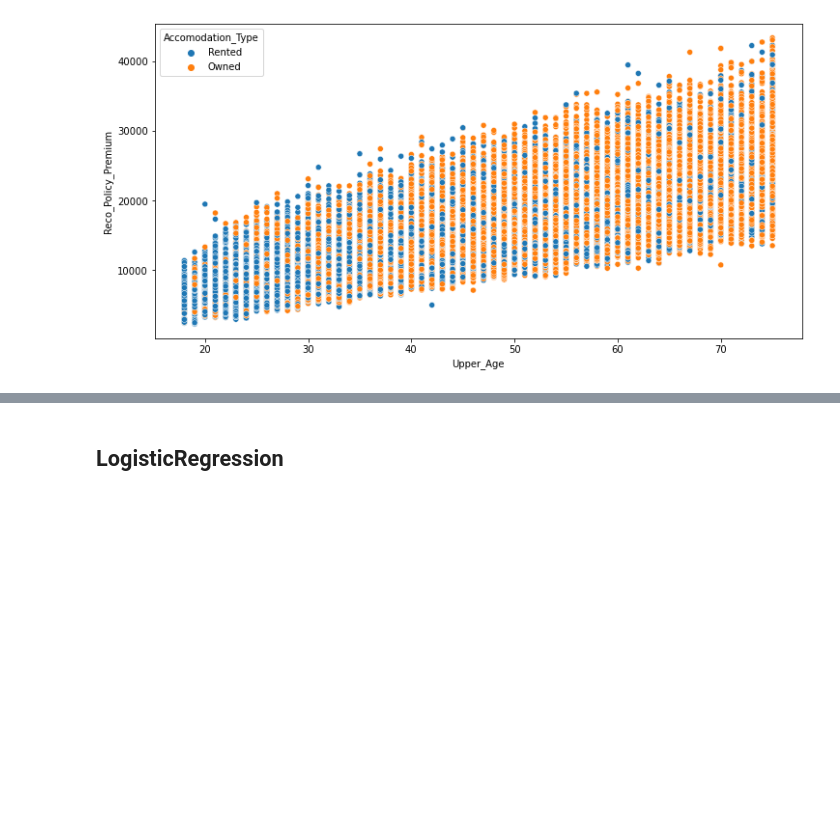
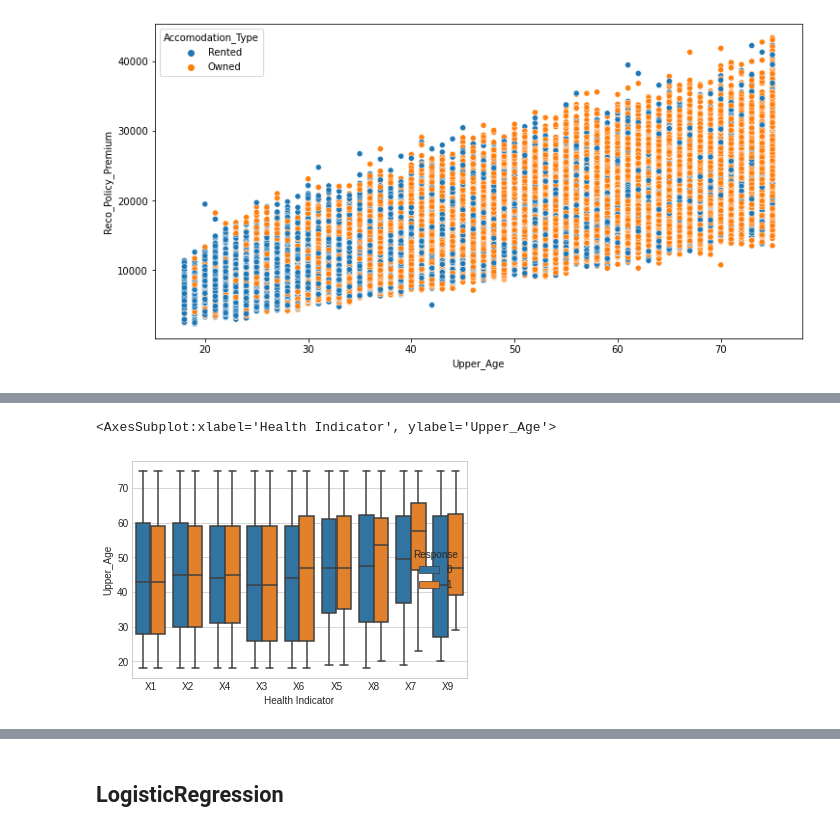
Before and after one commit to sudhirln92/-analytics-vidhya-competitions-, a Jupyter notebook: health-insurance-lead-prediction/classification.ipynb, the cells around one changed output, grey strips where cells are left out. Drawn from its saved outputs; the diff is of its cells as text; code cells hidden in the pictures; blank space fills up the shorter version.

```diff
--- a/health-insurance-lead-prediction/classification.ipynb
+++ b/health-insurance-lead-prediction/classification.ipynb
@@ -234,0 +243,5 @@ sns.scatterplot(x='Upper_Age',y='Reco_Policy_Premium',hue='Accomodation_Type',da
+# %%
+sns.boxplot(x='Health Indicator', y='Upper_Age',hue='Response', data=train)
+# %% [output]
+<AxesSubplot:xlabel='Health Indicator', ylabel='Upper_Age'>
+[figure, added]
```
Also changed, not shown: parts of 7 cells of this notebook, 1 other file.
